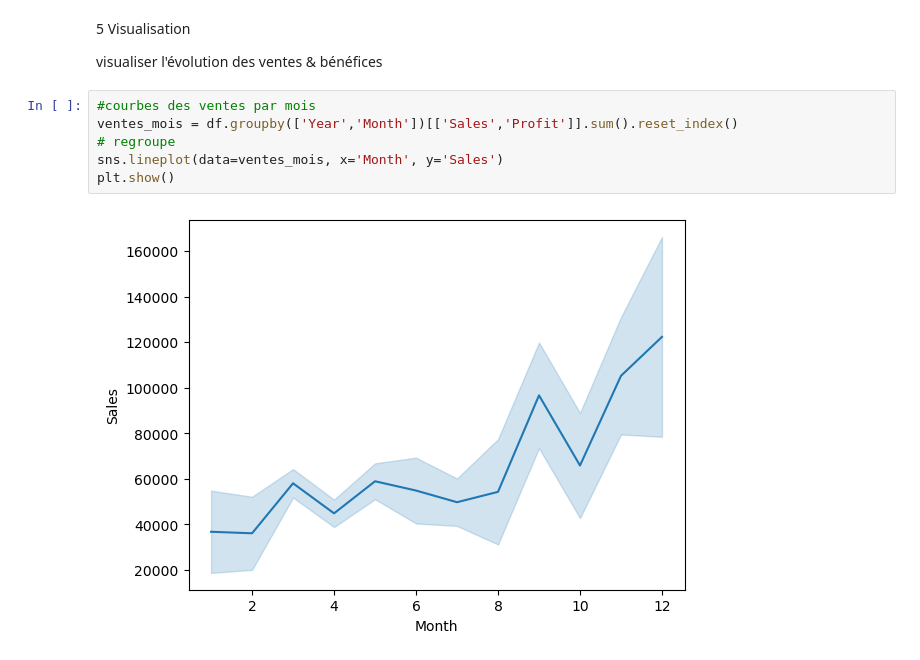
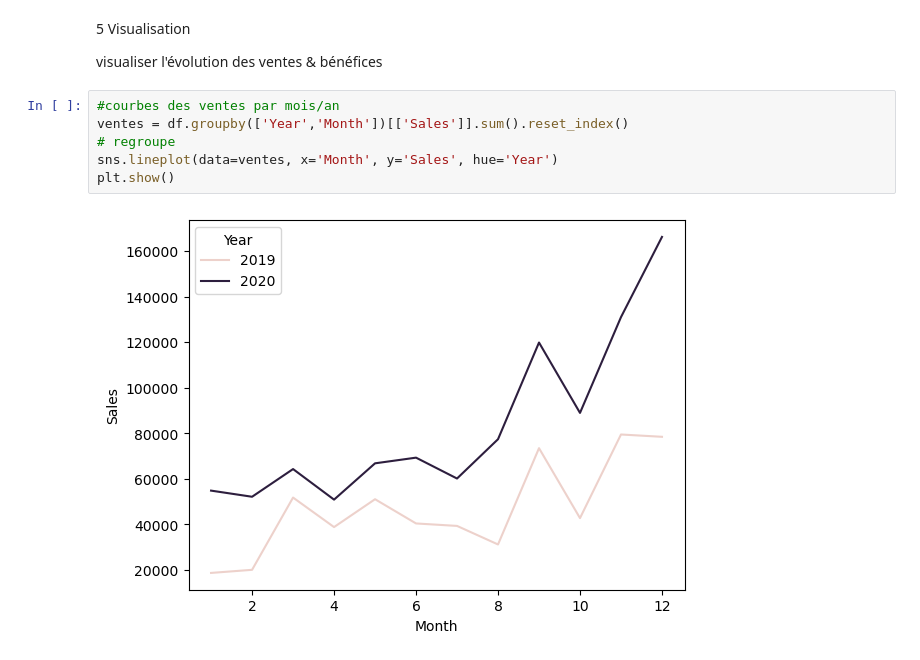
Before and after one commit to naimanm/projetn, a Jupyter notebook: Main/BusinessIntelligence.ipynb, the cells around one changed output. Drawn from its saved outputs; the diff is of its cells as text.

```diff
--- a/Main/BusinessIntelligence.ipynb
+++ b/Main/BusinessIntelligence.ipynb
@@ -83,10 +84,10 @@ round(df.groupby('Category')[['Sales','Profit']].sum(), 2)
 
 visualiser l'évolution des ventes & bénéfices
 # %%
-#courbes des ventes par mois
-ventes_mois = df.groupby(['Year','Month'])[['Sales','Profit']].sum().reset_index()
+#courbes des ventes par mois/an
+ventes = df.groupby(['Year','Month'])[['Sales']].sum().reset_index()
 # regroupe
-sns.lineplot(data=ventes_mois, x='Month', y='Sales')
+sns.lineplot(data=ventes, x='Month', y='Sales', hue='Year')
 plt.show()
 # %% [output]
-[figure, old version]
+[figure, new version]
```
Also changed, not shown: parts of 3 cells of this notebook.
